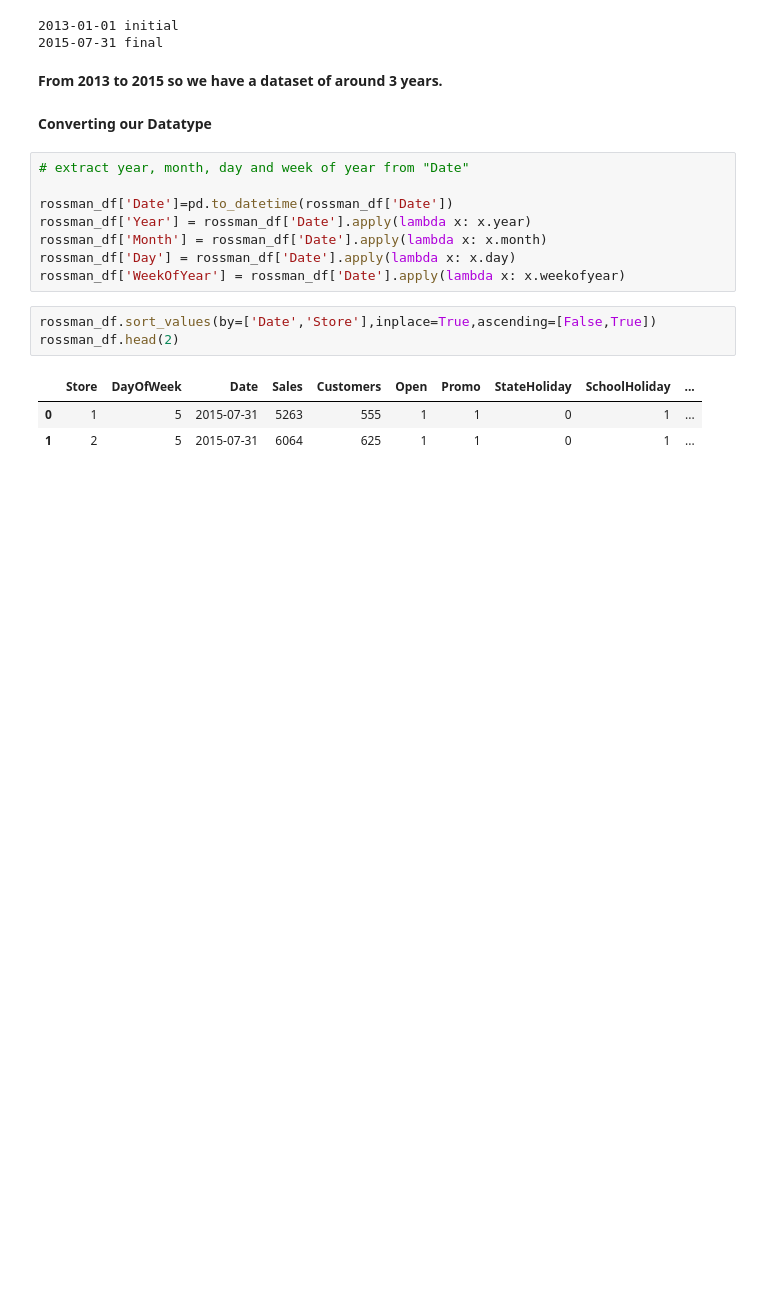
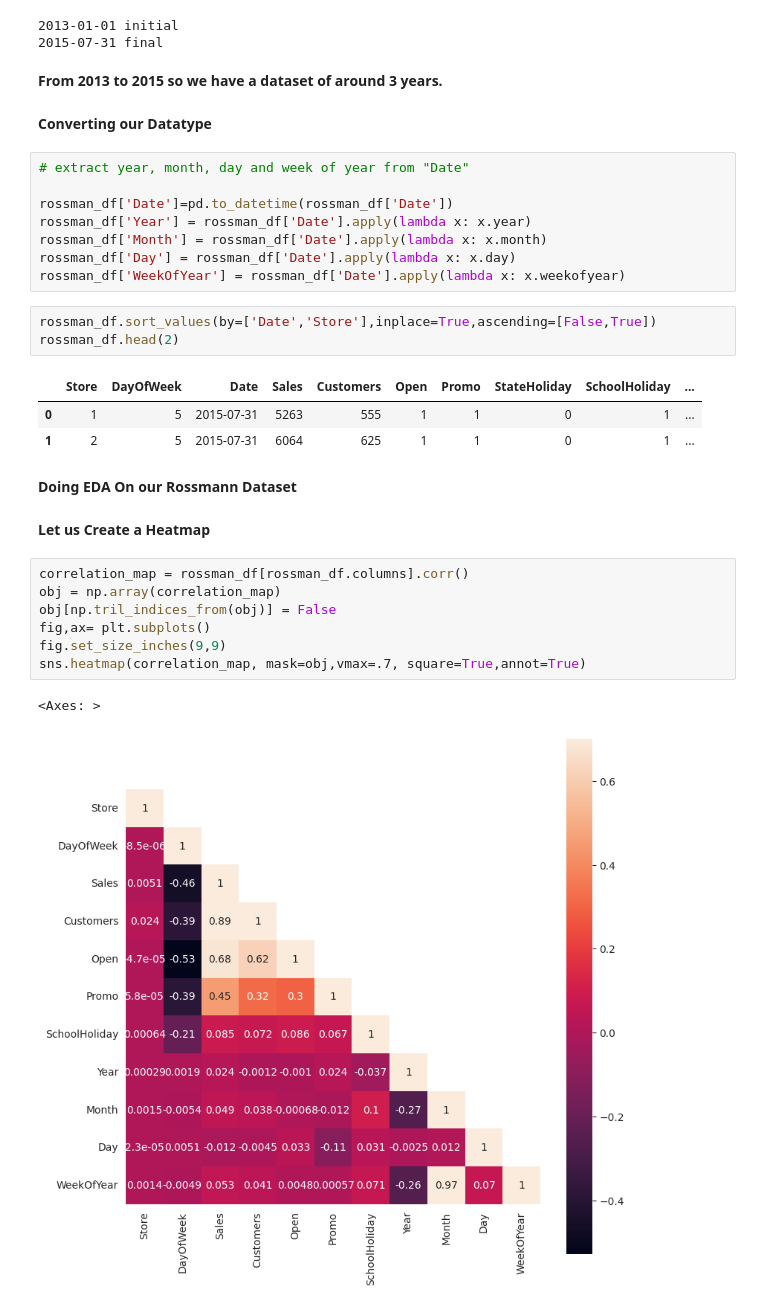
Before and after one commit to himanshu302002/ML-Regression-, a Jupyter notebook: (Capstone_Project)ML_Regression_on_Retail_Sales_Prediction.ipynb, the cells around one changed output. Drawn from its saved outputs; the diff is of its cells as text; blank space fills up the shorter version.

```diff
--- a/(Capstone_Project)ML_Regression_on_Retail_Sales_Prediction.ipynb
+++ b/(Capstone_Project)ML_Regression_on_Retail_Sales_Prediction.ipynb
@@ -227,3 +227,17 @@ rossman_df.head(2)
 |  | Store | DayOfWeek | Date | Sales | Customers | Open | Promo | StateHoliday | SchoolHoliday | ... |
 | 0 | 1 | 5 | 2015-07-31 | 5263 | 555 | 1 | 1 | 0 | 1 | ... |
 | 1 | 2 | 5 | 2015-07-31 | 6064 | 625 | 1 | 1 | 0 | 1 | ... |
+# %% [markdown]
+**Doing EDA On our Rossmann Dataset**
+# %% [markdown]
+**Let us Create a Heatmap**
+# %%
+correlation_map = rossman_df[rossman_df.columns].corr()
+obj = np.array(correlation_map)
+obj[np.tril_indices_from(obj)] = False
+fig,ax= plt.subplots()
+fig.set_size_inches(9,9)
+sns.heatmap(correlation_map, mask=obj,vmax=.7, square=True,annot=True)
+# %% [output]
+<Axes: >
+[figure, added]
```
Also changed, not shown: parts of 22 cells of this notebook.
